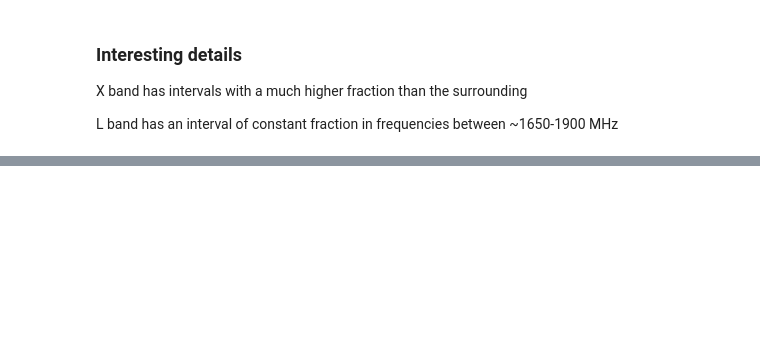
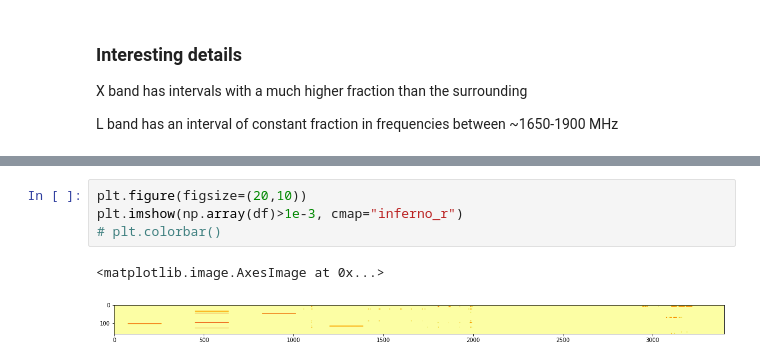
Before and after one commit to dbautista98/Breakthrough_Listen, a Jupyter notebook: turboSETI_vs_energy_detection.ipynb, the cells around one changed output, grey strips where cells are left out. Saved outputs shown, nothing was run; the diff lists cells and outputs as text; blank space fills up the shorter version.

```diff
--- a/turboSETI_vs_energy_detection.ipynb
+++ b/turboSETI_vs_energy_detection.ipynb
@@ -199,0 +212,7 @@ plt.bar(read_pickle(fine_pickles[1])["frequency bin"][:-1], event_counts)
+# %%
+plt.figure(figsize=(20,10))
+plt.imshow(np.array(df)>1e-3, cmap="inferno_r")
+# plt.colorbar()
+# %% [output]
+<matplotlib.image.AxesImage at 0x...>
+[figure, added]
```
Also changed, not shown: parts of 26 cells of this notebook.
